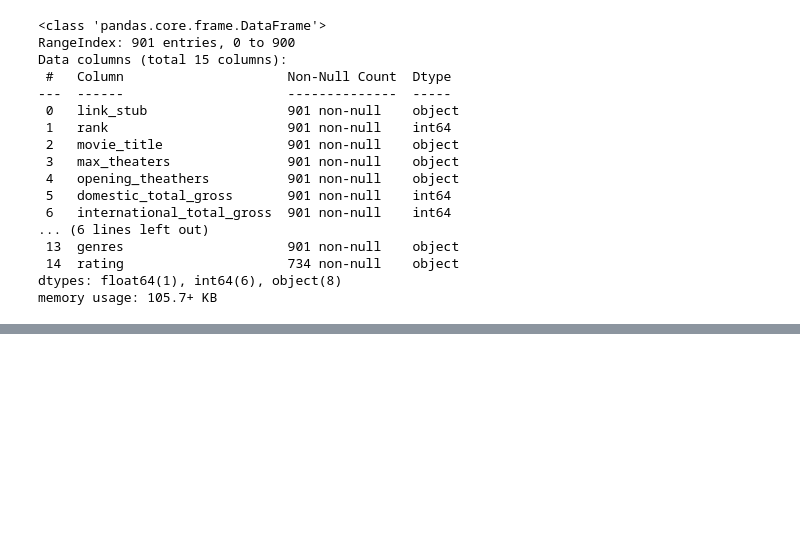
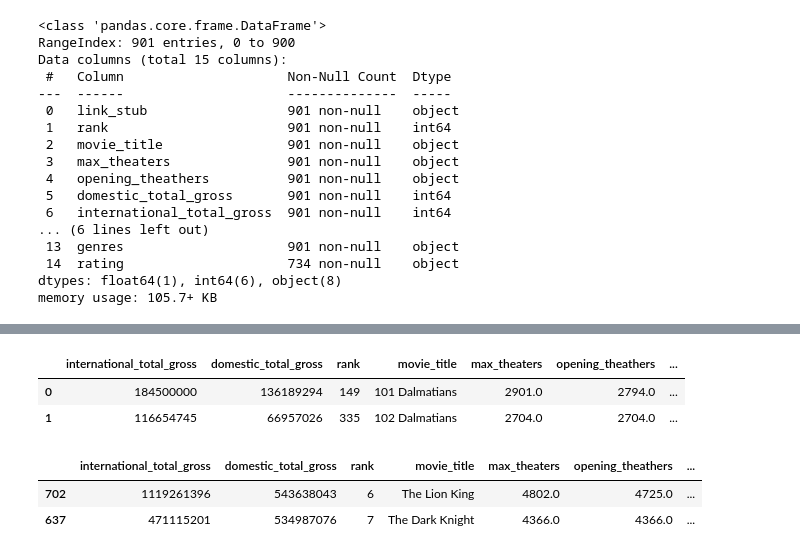
Before and after one commit to slp22/regression-project, a Jupyter notebook: adaptation_movies_eda.ipynb, the cells around one changed output, grey strips where cells are left out. Drawn from its saved outputs; the diff is of its cells as text; code cells hidden in the pictures; blank space fills up the shorter version.

```diff
--- a/adaptation_movies_eda.ipynb
+++ b/adaptation_movies_eda.ipynb
@@ -129,3 +123,20 @@ df.head(2)
+# %%
+# shift international_total_gross to first column
+international_total_gross_col = df.pop('international_total_gross')
+df.insert(0, 'international_total_gross', international_total_gross_col)
+df.head(2)
+# %% [output]
+|  | international_total_gross | domestic_total_gross | rank | movie_title | max_theaters | opening_theathers | ... |
+| 0 | 184500000 | 136189294 | 149 | 101 Dalmatians | 2901.0 | 2794.0 | ... |
+| 1 | 116654745 | 66957026 | 335 | 102 Dalmatians | 2704.0 | 2704.0 | ... |
+# %%
+# sort by domestic_total_gross instead of rank
+df.sort_values('domestic_total_gross', ascending=False, inplace=True)
+df.head(2)
+# %% [output]
+|  | international_total_gross | domestic_total_gross | rank | movie_title | max_theaters | opening_theathers | ... |
+| 702 | 1119261396 | 543638043 | 6 | The Lion King | 4802.0 | 4725.0 | ... |
+| 637 | 471115201 | 534987076 | 7 | The Dark Knight | 4366.0 | 4366.0 | ... |
 # %%
 df.reset_index(drop=True)
 # %% [output]
```
Also changed, not shown: parts of 10 cells of this notebook, 2 other files.
